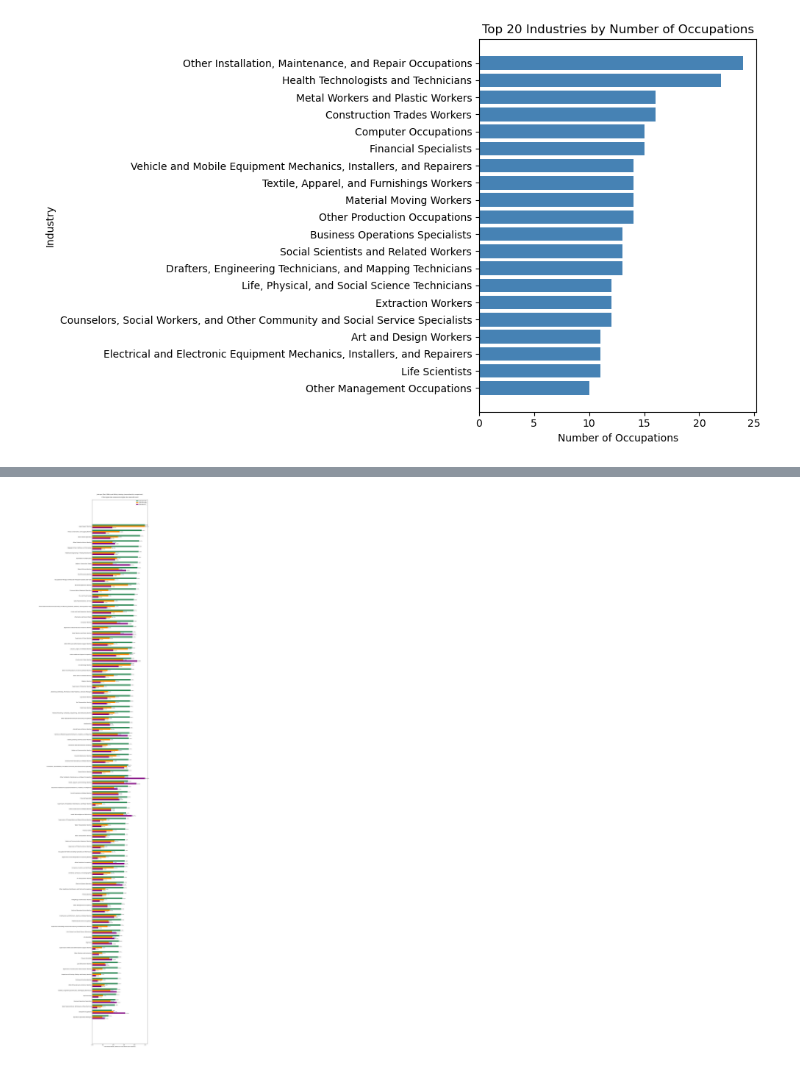
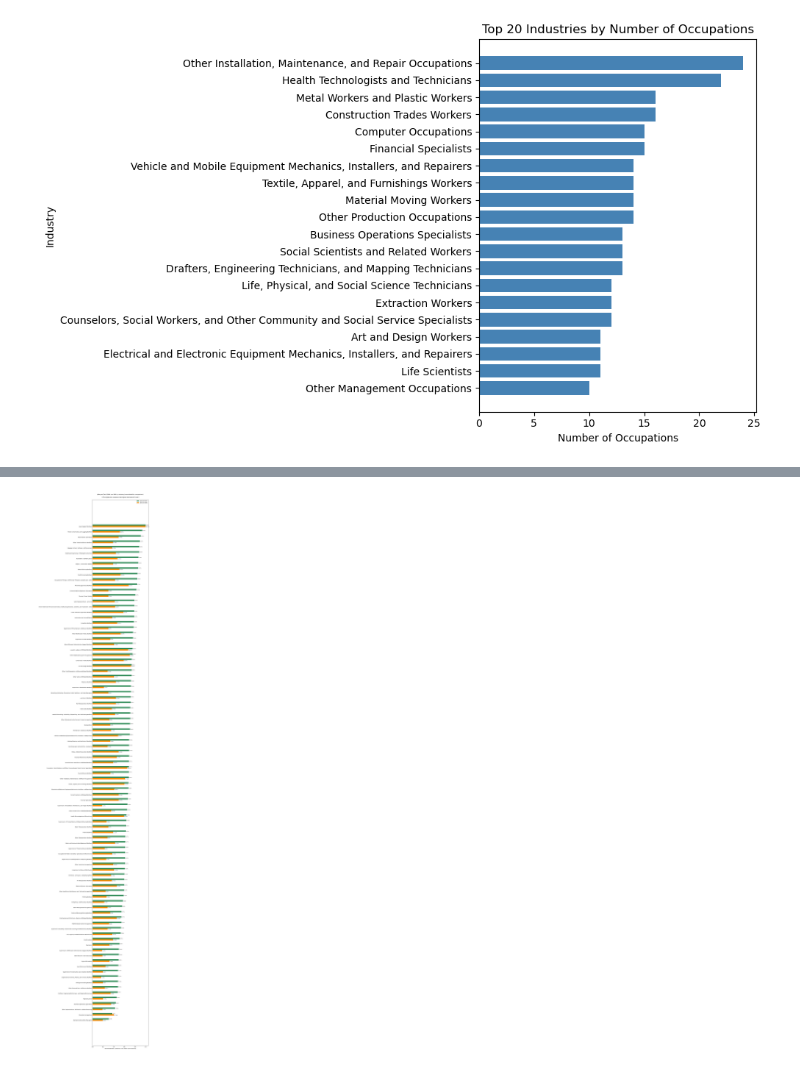
Before and after one commit to johnjosephhorton/rubin, a Jupyter notebook: agentic_ai/onet_handoff_measure.ipynb, the cells around one changed output, grey strips where cells are left out. Saved outputs shown, nothing was run; the diff lists cells and outputs as text; code cells hidden in the pictures.

```diff
--- a/agentic_ai/onet_handoff_measure.ipynb
+++ b/agentic_ai/onet_handoff_measure.ipynb
@@ -308,33 +329,33 @@ normed["jobs_per_WA_norm"]   = normed["jobs_per_WA"]   / normed["jobs_per_WA"].m
 ind = np.arange(len(normed))  # y positions
 bar_height = 0.25
 
 fig, ax = plt.subplots(figsize=(14, 0.75 * len(normed)))
 
 # Bars
 bars_task = ax.barh(ind - bar_height, normed["jobs_per_task_norm"], height=bar_height, color="seagreen", label="Jobs per Task")
 bars_dwa  = ax.barh(ind, normed["jobs_per_DWA_norm"], height=bar_height, color="darkorange", label="Jobs per DWA")
-bars_wa   = ax.barh(ind + bar_height, normed["jobs_per_WA_norm"], height=bar_height, color="purple", label="Jobs per WA")
+# bars_wa   = ax.barh(ind + bar_height, normed["jobs_per_WA_norm"], height=bar_height, color="purple", label="Jobs per WA")
 
 # Labels and ticks
 ax.set_yticks(ind)
 ax.set_yticklabels(normed["ind_name"])
 ax.invert_yaxis()  # highest values at top
 ax.set_title("Jobs per Task, DWA, and WA by Industry (normalized for comparison)\n\n**The higher the measure the higher the hand-off cost**\n")
 ax.set_xlabel("Normalized Value (relative to max within each measure)")
 ax.legend()
 
 # Annotate bars with real (unnormalized) values
 for bars, vals in [
     (bars_task, normed["jobs_per_task"]),
     (bars_dwa, normed["jobs_per_DWA"]),
-    (bars_wa, normed["jobs_per_WA"]),
+    # (bars_wa, normed["jobs_per_WA"]),
 ]:
     for bar, val in zip(bars, vals):
         ax.text(bar.get_width() + 0.005, bar.get_y() + bar.get_height()/1.5,
                 f"{val:.2f}%", va="center", fontsize=8)
 
 plt.tight_layout()
 plt.savefig(f"{output_plot_path}/jobs_per_task_dwa_wa_grouped_normalized.png")
 plt.show()
 # %% [output]
-[figure, old version]
+[figure, new version]
```
Also changed, not shown: parts of 5 cells of this notebook.
